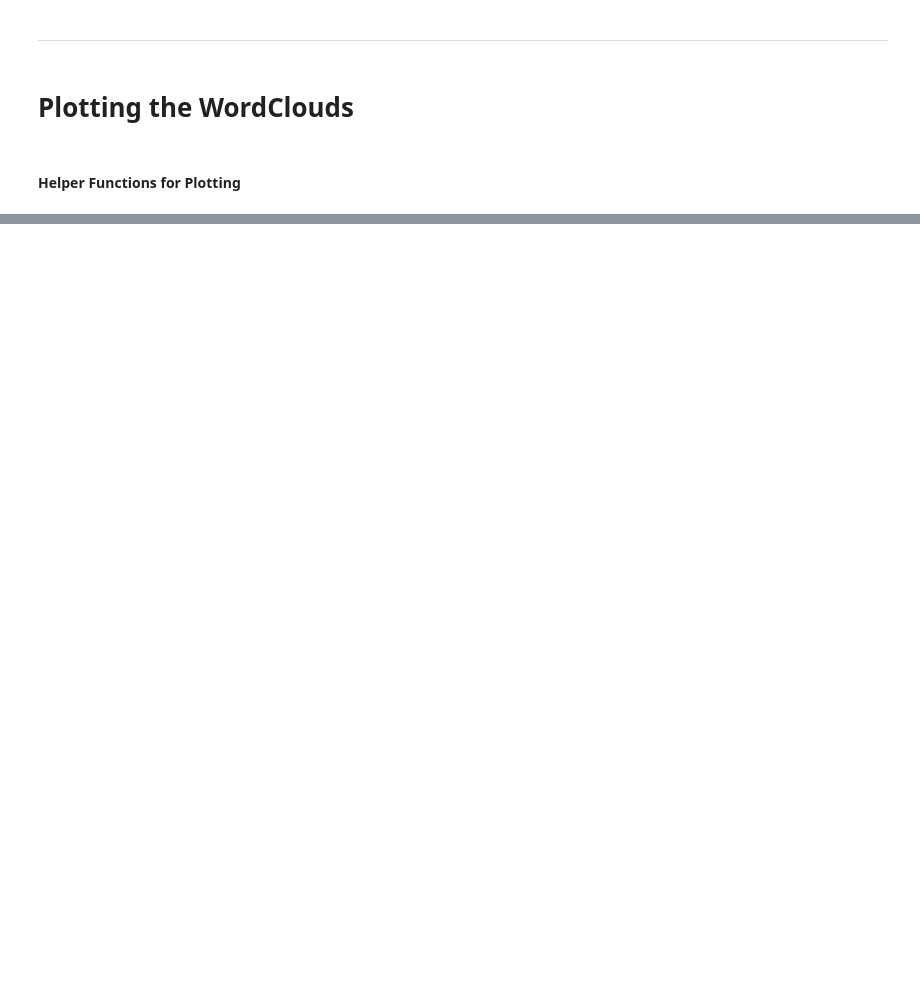
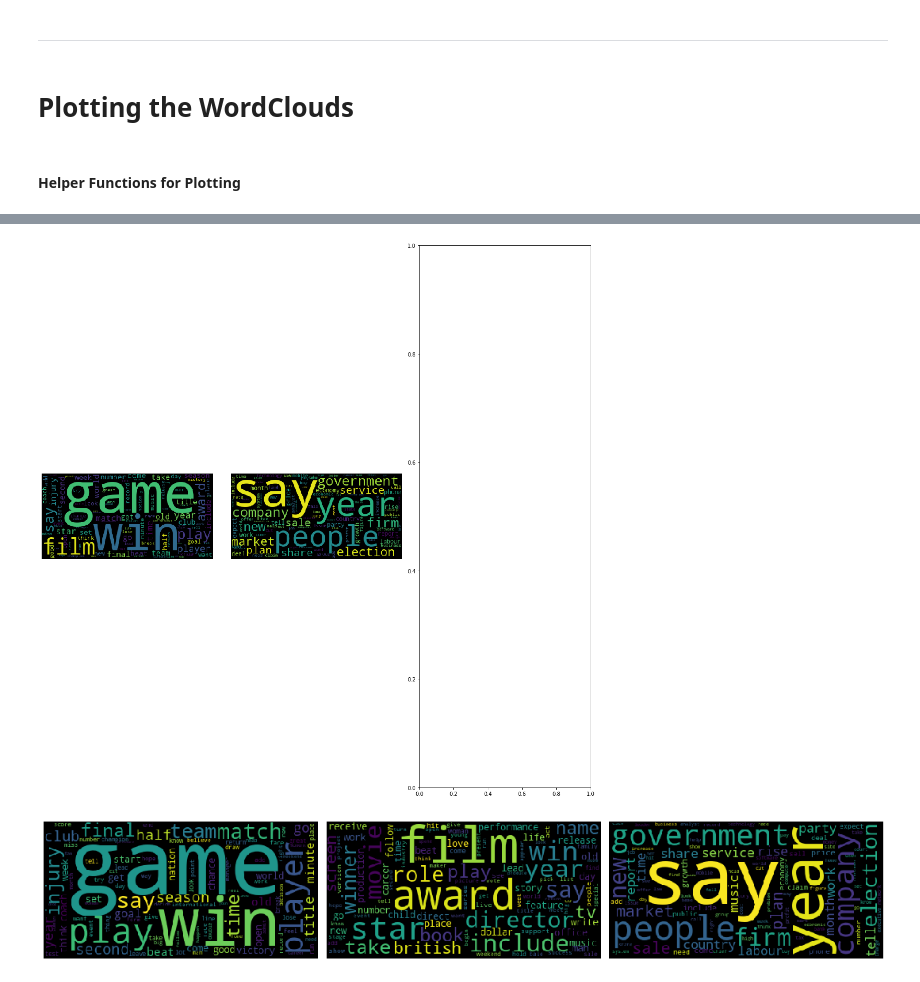
Before and after one commit to PabloRR100/NLP, a Jupyter notebook: Side_projects/Document_Clustering/Notebooks__Local/K-Means-Varying-k.ipynb, the cells around one changed output, grey strips where cells are left out. Cells and saved outputs as stored; diff of their text form; code cells hidden in the pictures; blank space fills up the shorter version.

```diff
--- a/Side_projects/Document_Clustering/Notebooks__Local/K-Means-Varying-k.ipynb
+++ b/Side_projects/Document_Clustering/Notebooks__Local/K-Means-Varying-k.ipynb
@@ -316,0 +292,6 @@ plot_centroids_as_wordclouds(words_results[3], n_cols=2)
+# %%
+for k in range(MIN_K, MAX_K):
+    plot_centroids_as_wordclouds(words_results[k], n_cols=3)
+# %% [output]
+[figure, added]
+[figure, added]
```
Also changed, not shown: parts of 14 cells of this notebook, 1 other file.
